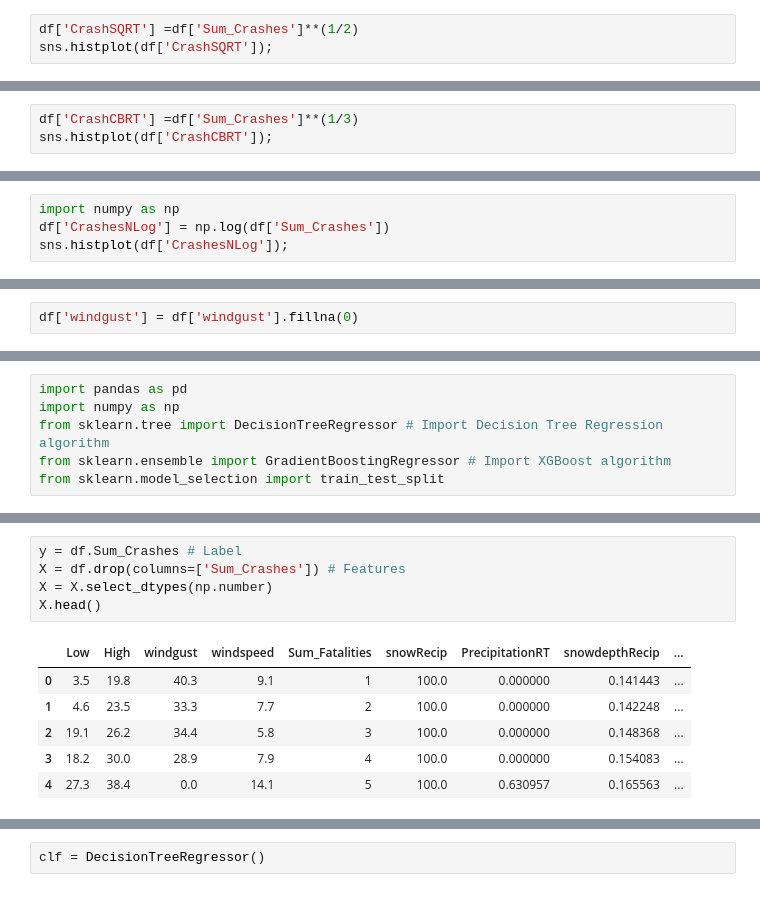
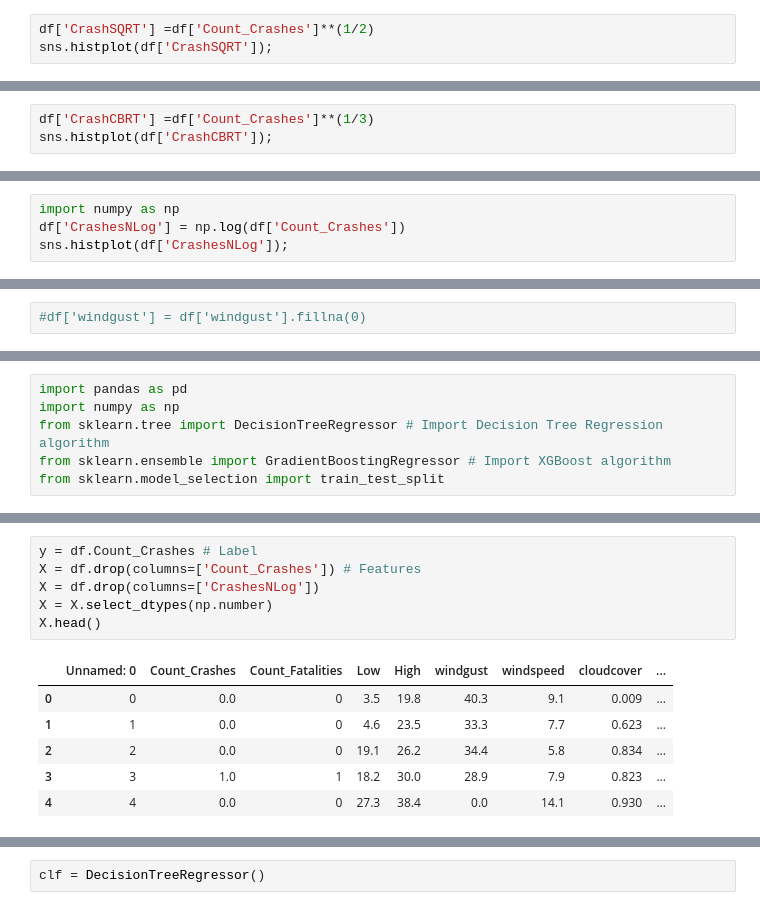
Before and after one commit to cnpeck/BYUAnalytics, a Jupyter notebook: pipeline-Roger.ipynb, the cells around one changed output, grey strips where cells are left out. Cells and saved outputs as stored; diff of their text form.

```diff
--- a/pipeline-Roger.ipynb
+++ b/pipeline-Roger.ipynb
@@ -178,4 +182,4 @@ sns.histplot(df['Sum_Crashes']);
 # %%
-df['CrashSQRT'] =df['Sum_Crashes']**(1/2)
+df['CrashSQRT'] =df['Count_Crashes']**(1/2)
 sns.histplot(df['CrashSQRT']);
 # %% [output]
@@ -183,4 +187,4 @@ sns.histplot(df['CrashSQRT']);
 # %%
-df['CrashCBRT'] =df['Sum_Crashes']**(1/3)
+df['CrashCBRT'] =df['Count_Crashes']**(1/3)
 sns.histplot(df['CrashCBRT']);
 # %% [output]
@@ -188,5 +192,5 @@ sns.histplot(df['CrashCBRT']);
 # %%
 import numpy as np
-df['CrashesNLog'] = np.log(df['Sum_Crashes'])
+df['CrashesNLog'] = np.log(df['Count_Crashes'])
 sns.histplot(df['CrashesNLog']);
 # %% [output]
@@ -240,5 +248,5 @@ sns.pairplot(df);
 # %%
-df['windgust'] = df['windgust'].fillna(0)
+#df['windgust'] = df['windgust'].fillna(0)
 # %%
 df_dummies=df.copy()
 
@@ -309,16 +323,17 @@ CrashesNLog       -1.911208
 dtype: float64
 # %%
-y = df.Sum_Crashes # Label
-X = df.drop(columns=['Sum_Crashes']) # Features
+y = df.Count_Crashes # Label
+X = df.drop(columns=['Count_Crashes']) # Features
+X = df.drop(columns=['CrashesNLog'])
 X = X.select_dtypes(np.number)
 X.head()
 # %% [output]
-|  | Low | High | windgust | windspeed | Sum_Fatalities | snowRecip | PrecipitationRT | snowdepthRecip | ... |
-| 0 | 3.5 | 19.8 | 40.3 | 9.1 | 1 | 100.0 | 0.000000 | 0.141443 | ... |
-| 1 | 4.6 | 23.5 | 33.3 | 7.7 | 2 | 100.0 | 0.000000 | 0.142248 | ... |
-| 2 | 19.1 | 26.2 | 34.4 | 5.8 | 3 | 100.0 | 0.000000 | 0.148368 | ... |
-| 3 | 18.2 | 30.0 | 28.9 | 7.9 | 4 | 100.0 | 0.000000 | 0.154083 | ... |
-| 4 | 27.3 | 38.4 | 0.0 | 14.1 | 5 | 100.0 | 0.630957 | 0.165563 | ... |
+|  | Unnamed: 0 | Count_Crashes | Count_Fatalities | Low | High | windgust | windspeed | cloudcover | ... |
+| 0 | 0 | 0.0 | 0 | 3.5 | 19.8 | 40.3 | 9.1 | 0.009 | ... |
+| 1 | 1 | 0.0 | 0 | 4.6 | 23.5 | 33.3 | 7.7 | 0.623 | ... |
+| 2 | 2 | 0.0 | 0 | 19.1 | 26.2 | 34.4 | 5.8 | 0.834 | ... |
+| 3 | 3 | 1.0 | 1 | 18.2 | 30.0 | 28.9 | 7.9 | 0.823 | ... |
+| 4 | 4 | 0.0 | 0 | 27.3 | 38.4 | 0.0 | 14.1 | 0.930 | ... |
 # %%
 X_train, X_test, y_train, y_test = train_test_split(X, y, test_size=0.3, random_state=1) # 70% training and 30% test
 X_train.head()
```
Also changed, not shown: parts of 34 cells of this notebook, 10 other files.
